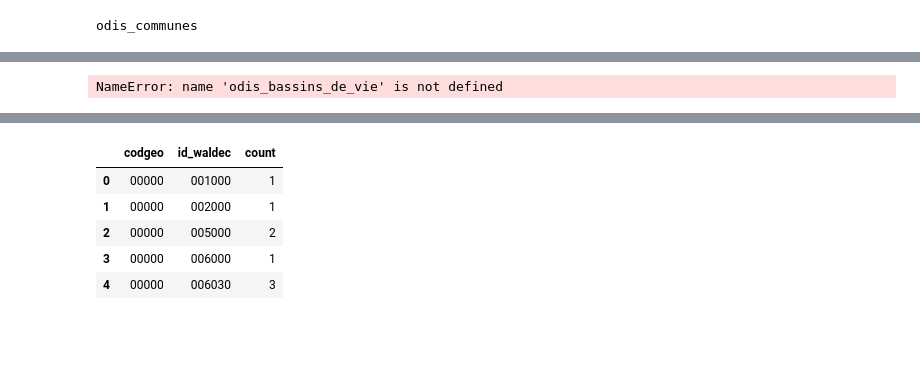
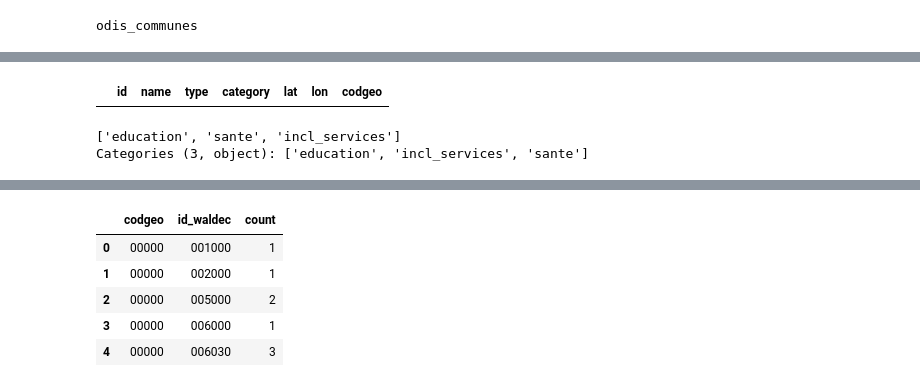
Before and after one commit to jbesan/13_odis_stream2, a Jupyter notebook: notebooks/odis_check_data.ipynb, the cells around one changed output, grey strips where cells are left out. Saved outputs shown, nothing was run; the diff lists cells and outputs as text; code cells hidden in the pictures; blank space fills up the shorter version.

```diff
--- a/notebooks/odis_check_data.ipynb
+++ b/notebooks/odis_check_data.ipynb
@@ -20,5 +43,10 @@ odis_communes
 # %%
-odis_bassins_de_vie.info()
+odis_pois[odis_pois['name'].str.contains('WEMOOV', case=False, na=False)]
 # %% [output]
-NameError: name 'odis_bassins_de_vie' is not defined
+|  | id | name | type | category | lat | lon | codgeo |
+# %%
+odis_pois.category.unique()
+# %% [output]
+['education', 'sante', 'incl_services']
+Categories (3, object): ['education', 'incl_services', 'sante']
 # %%
```
Also changed, not shown: parts of 11 cells of this notebook, 17 other files.
